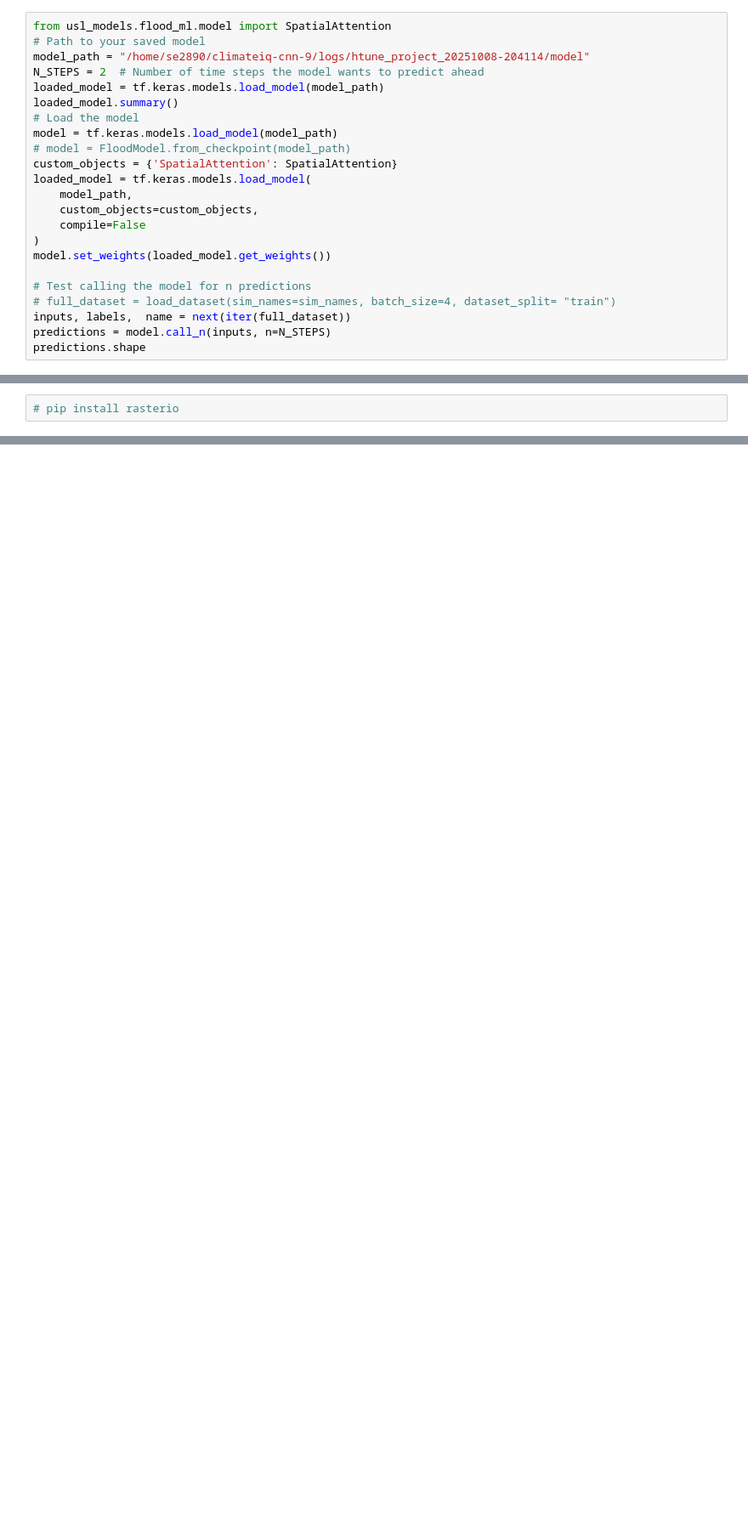
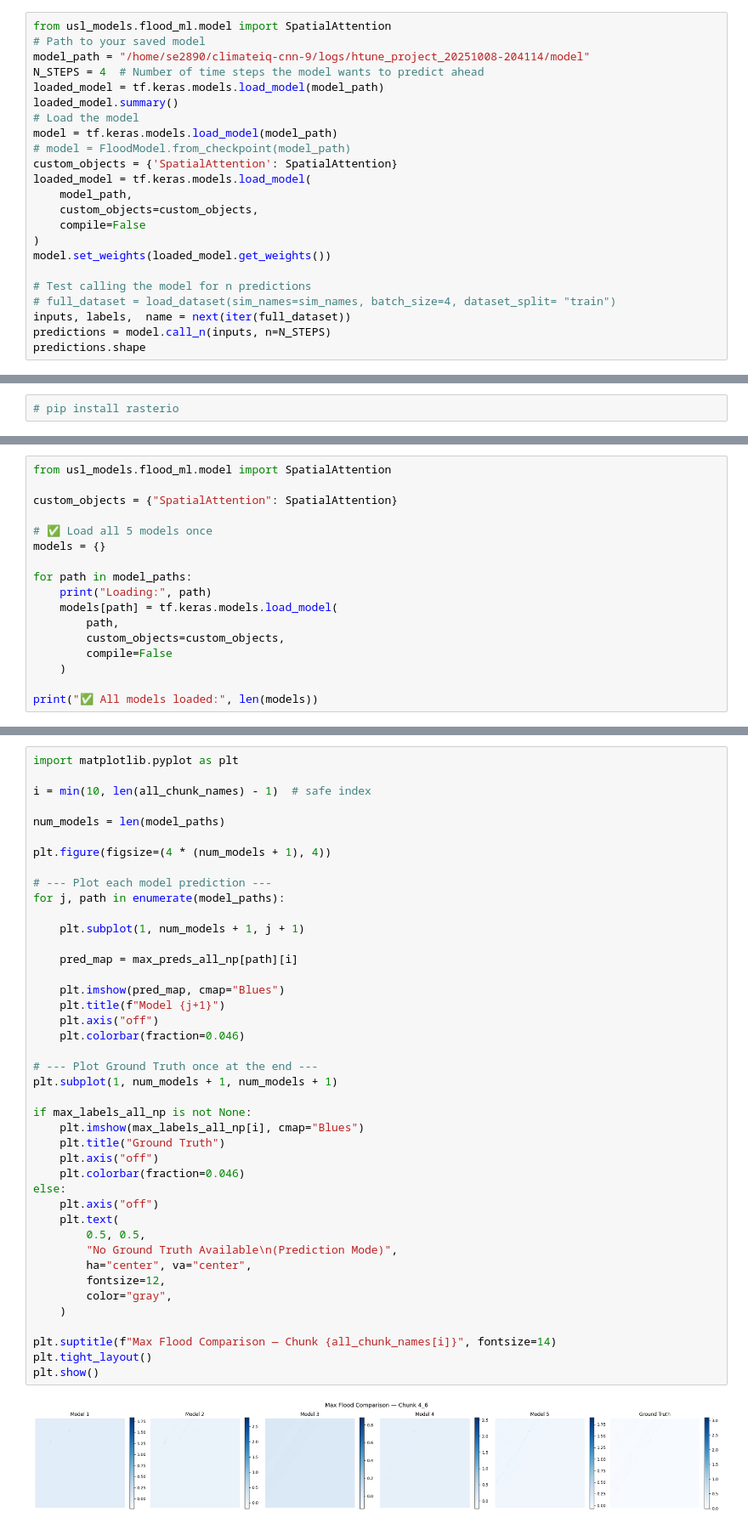
Before and after one commit to UrbanSystemsLab/climateiq-cnn, a Jupyter notebook: usl_models/notebooks/prediction_flood_model.ipynb, the cells around one changed output, grey strips where cells are left out. Shown at 85% size. Saved outputs shown, nothing was run; the diff lists cells and outputs as text; blank space fills up the shorter version.

```diff
--- a/usl_models/notebooks/prediction_flood_model.ipynb
+++ b/usl_models/notebooks/prediction_flood_model.ipynb
@@ -63,7 +77,7 @@ full_dataset = dataset.load_dataset_cached(
 from usl_models.flood_ml.model import SpatialAttention
 # Path to your saved model
 model_path = "/home/se2890/climateiq-cnn-9/logs/htune_project_20251008-204114/model"
-N_STEPS = 2  # Number of time steps the model wants to predict ahead
+N_STEPS = 4  # Number of time steps the model wants to predict ahead
 loaded_model = tf.keras.models.load_model(model_path)
 loaded_model.summary()
 # Load the model
@@ -306,0 +378,17 @@ print("\n✅ All prediction files uploaded successfully.")
+# %%
+from usl_models.flood_ml.model import SpatialAttention
+
+custom_objects = {"SpatialAttention": SpatialAttention}
+
+# ✅ Load all 5 models once
+models = {}
+
+for path in model_paths:
+    print("Loading:", path)
+    models[path] = tf.keras.models.load_model(
+        path,
+        custom_objects=custom_objects,
+        compile=False
+    )
+
+print("✅ All models loaded:", len(models))
@@ -306,0 +484,44 @@ print("\n✅ All prediction files uploaded successfully.")
+# %%
+import matplotlib.pyplot as plt
+
+i = min(10, len(all_chunk_names) - 1)  # safe index
+
+num_models = len(model_paths)
+
+plt.figure(figsize=(4 * (num_models + 1), 4))
+
+# --- Plot each model prediction ---
+for j, path in enumerate(model_paths):
+
+    plt.subplot(1, num_models + 1, j + 1)
+
+    pred_map = max_preds_all_np[path][i]
+
+    plt.imshow(pred_map, cmap="Blues")
+    plt.title(f"Model {j+1}")
+    plt.axis("off")
+    plt.colorbar(fraction=0.046)
+
+# --- Plot Ground Truth once at the end ---
+plt.subplot(1, num_models + 1, num_models + 1)
+
+if max_labels_all_np is not None:
+    plt.imshow(max_labels_all_np[i], cmap="Blues")
+    plt.title("Ground Truth")
+    plt.axis("off")
+    plt.colorbar(fraction=0.046)
+else:
+    plt.axis("off")
+    plt.text(
+        0.5, 0.5,
+        "No Ground Truth Available\n(Prediction Mode)",
+        ha="center", va="center",
+        fontsize=12,
+        color="gray",
+    )
+
+plt.suptitle(f"Max Flood Comparison — Chunk {all_chunk_names[i]}", fontsize=14)
+plt.tight_layout()
+plt.show()
+# %% [output]
+[figure, added]
```
Also changed, not shown: parts of 11 cells of this notebook, 2 other files.
